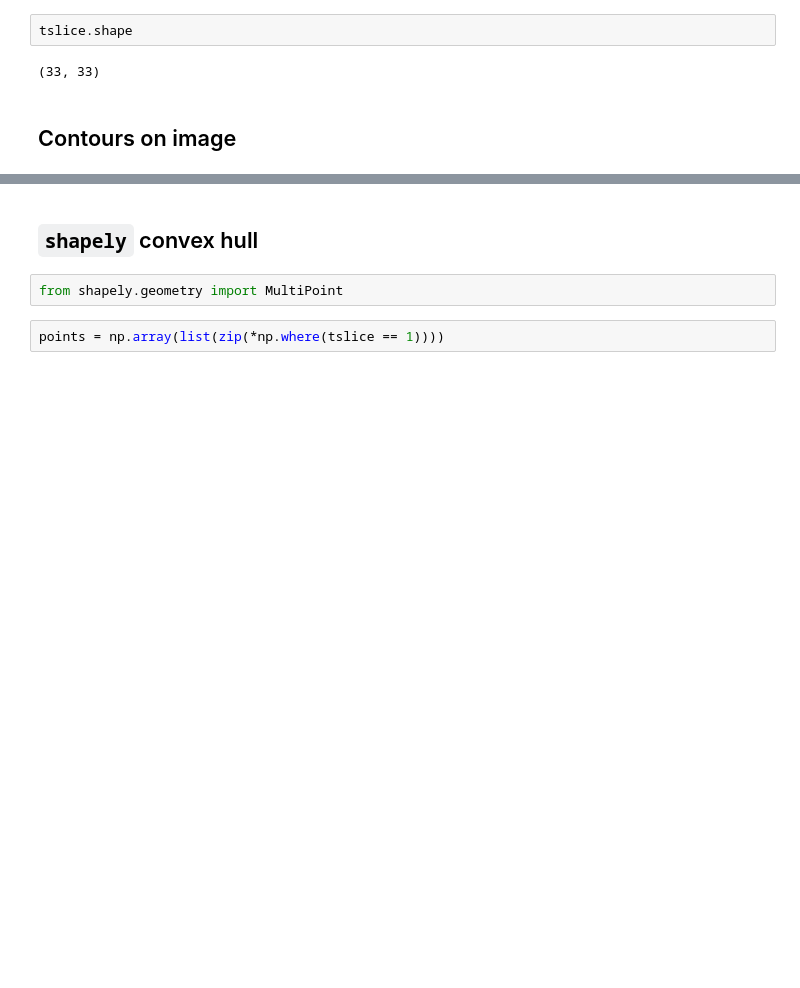
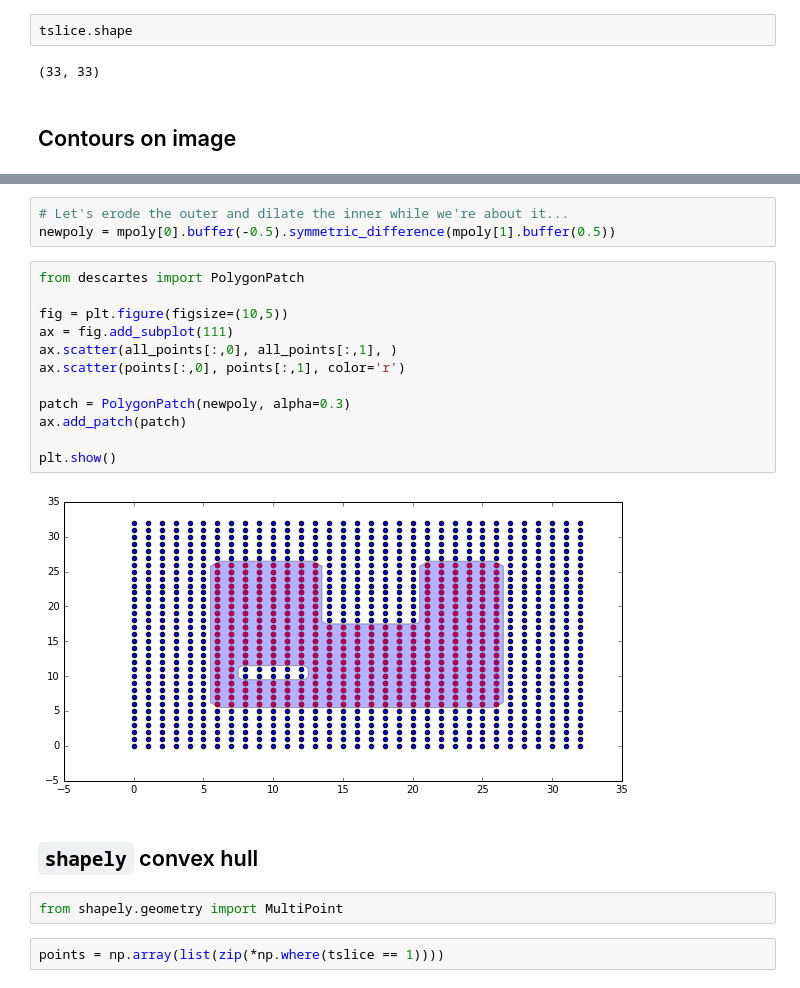
Before and after one commit to agilescientific/seisplot, a Jupyter notebook: Polygon_around_data_area.ipynb, the cells around one changed output, grey strips where cells are left out. Cells and saved outputs as stored; diff of their text form; blank space fills up the shorter version.

```diff
--- a/Polygon_around_data_area.ipynb
+++ b/Polygon_around_data_area.ipynb
@@ -90,3 +129,20 @@ plt.show()
+# %%
+# Let's erode the outer and dilate the inner while we're about it...
+newpoly = mpoly[0].buffer(-0.5).symmetric_difference(mpoly[1].buffer(0.5))
+# %%
+from descartes import PolygonPatch
+
+fig = plt.figure(figsize=(10,5))
+ax = fig.add_subplot(111)
+ax.scatter(all_points[:,0], all_points[:,1], )
+ax.scatter(points[:,0], points[:,1], color='r')
+
+patch = PolygonPatch(newpoly, alpha=0.3)
+ax.add_patch(patch)
+
+plt.show()
+# %% [output]
+[figure, added]
 # %% [markdown]
 ## `shapely` convex hull
 # %%
```
Also changed, not shown: parts of 8 cells of this notebook.
